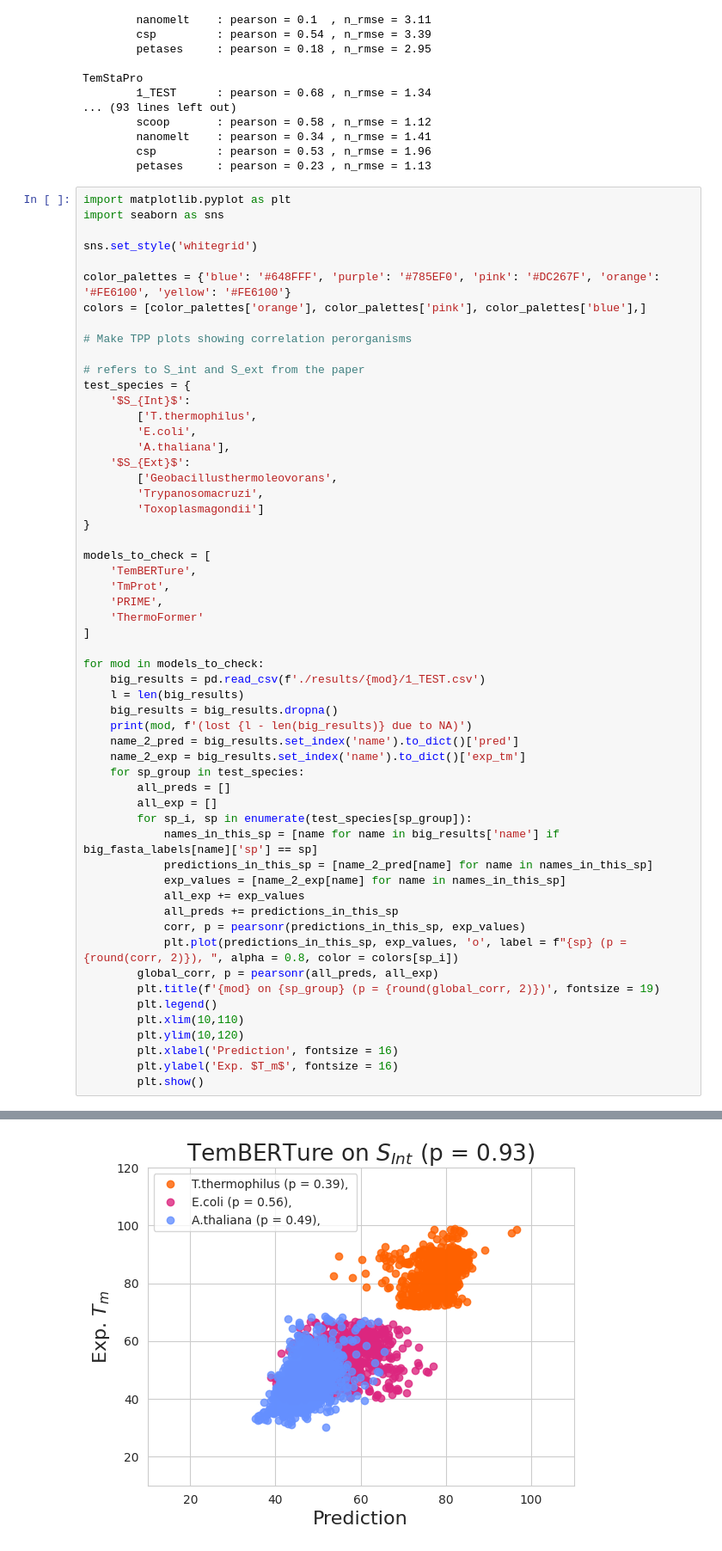
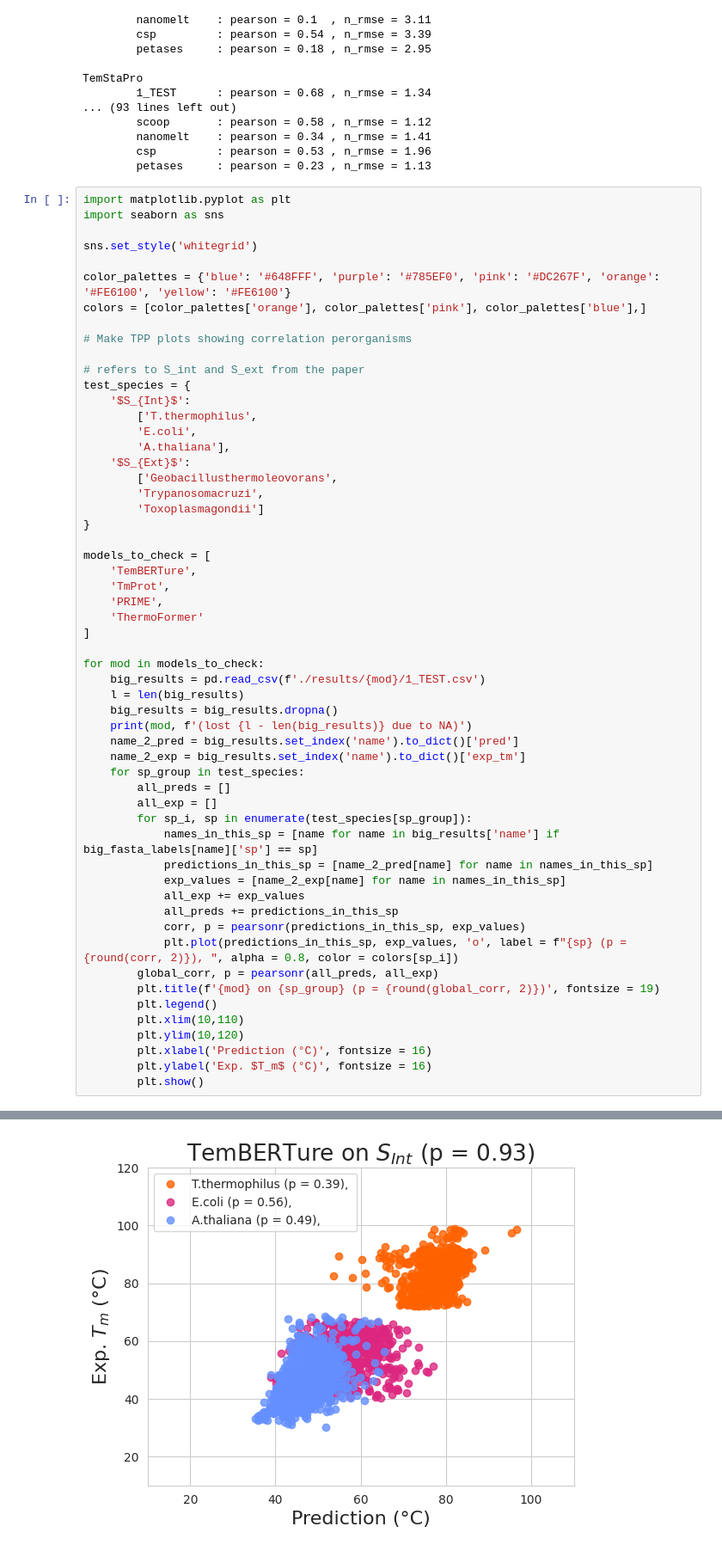
Before and after one commit to freerangepaprika/TmBench, a Jupyter notebook: check_results.ipynb, the cells around one changed output, grey strips where cells are left out. Shown at 86% size. Saved outputs shown, nothing was run; the diff lists cells and outputs as text.

Commit message:
plots

```diff
--- a/check_results.ipynb
+++ b/check_results.ipynb
@@ -162,33 +162,33 @@ models_to_check = [
     'PRIME',
     'ThermoFormer'
 ]
 
 for mod in models_to_check:
     big_results = pd.read_csv(f'./results/{mod}/1_TEST.csv')
     l = len(big_results)
     big_results = big_results.dropna()
     print(mod, f'(lost {l - len(big_results)} due to NA)')
     name_2_pred = big_results.set_index('name').to_dict()['pred']
     name_2_exp = big_results.set_index('name').to_dict()['exp_tm']
     for sp_group in test_species:
         all_preds = []
         all_exp = []
         for sp_i, sp in enumerate(test_species[sp_group]):
             names_in_this_sp = [name for name in big_results['name'] if big_fasta_labels[name]['sp'] == sp]
             predictions_in_this_sp = [name_2_pred[name] for name in names_in_this_sp]
             exp_values = [name_2_exp[name] for name in names_in_this_sp]
             all_exp += exp_values
             all_preds += predictions_in_this_sp
             corr, p = pearsonr(predictions_in_this_sp, exp_values)
             plt.plot(predictions_in_this_sp, exp_values, 'o', label = f"{sp} (p = {round(corr, 2)}), ", alpha = 0.8, color = colors[sp_i])
         global_corr, p = pearsonr(all_preds, all_exp)
         plt.title(f'{mod} on {sp_group} (p = {round(global_corr, 2)})', fontsize = 19)
         plt.legend()
         plt.xlim(10,110)
         plt.ylim(10,120)
-        plt.xlabel('Prediction', fontsize = 16)
-        plt.ylabel('Exp. $T_m$', fontsize = 16)
+        plt.xlabel('Prediction (°C)', fontsize = 16)
+        plt.ylabel('Exp. $T_m$ (°C)', fontsize = 16)
         plt.show()
 # %% [output]
 TemBERTure (lost 0 due to NA)
-[figure, old version]
+[figure, new version]
```
Also changed, not shown: parts of 1 cell of this notebook.
